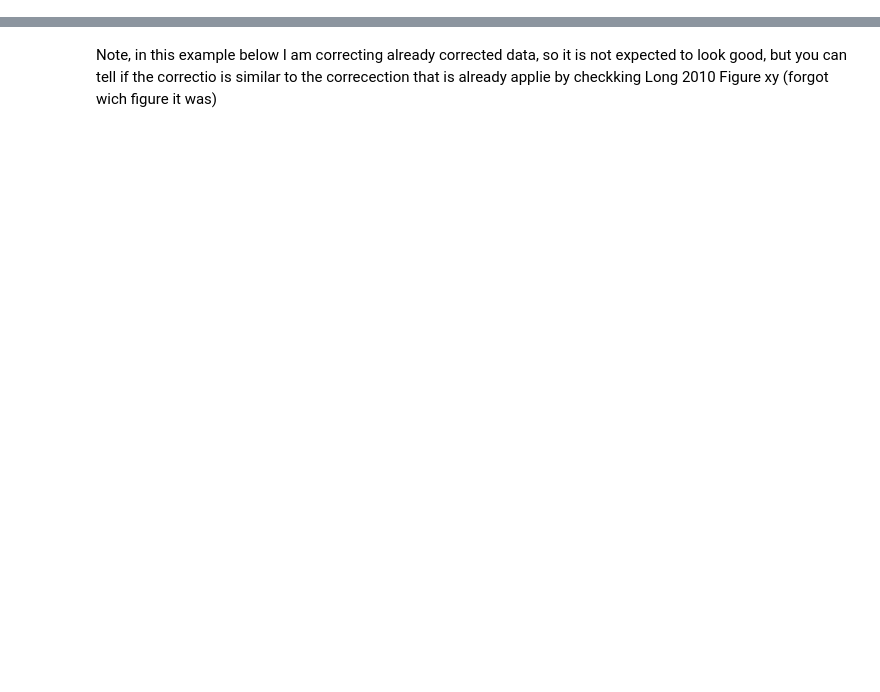
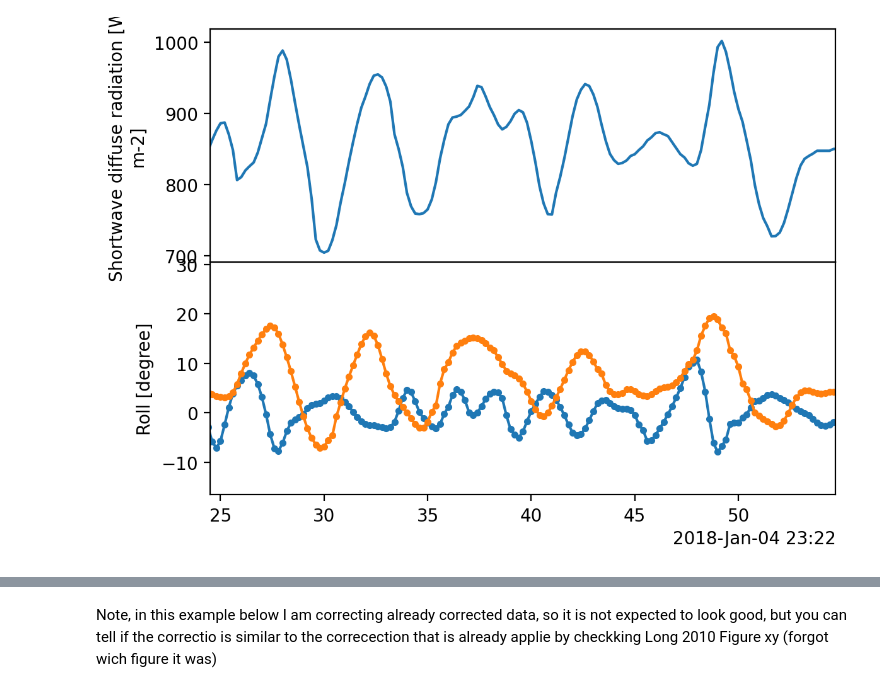
Before and after one commit to hagne/atm-py, a Jupyter notebook: examples/radiation/tilt_correction.ipynb, the cells around one changed output, grey strips where cells are left out. Cells and saved outputs as stored; diff of their text form; code cells hidden in the pictures; blank space fills up the shorter version.

```diff
--- a/examples/radiation/tilt_correction.ipynb
+++ b/examples/radiation/tilt_correction.ipynb
@@ -0,0 +7,4 @@
+# %%
+import atmPy.radiation.retrievals.broadband_shortwave_radiation as atmbsr
+import atmPy.general.measurement_site as atmms
+plt.rcParams['figure.dpi'] = 200
@@ -0,0 +13,18 @@
+# %%
+# read and condition the file
+## read
+fl = ['/Users/htelg/tmp/saildrone-gen4-tpos_2017-sd-1005-20180104T000000-20180104T235959-10hz-v1.1544089890356.nc', '/Users/htelg/tmp/saildrone-gen4-tpos_2017-sd-1005-20180105T000000-20180105T235959-10hz-v1.1544089821364.nc']
+out = []
+for p2f in fl:
+    ds = xr.open_dataset(p2f)
+    ds = ds.isel(trajectory = 0)
+    ds = ds.set_coords("time").swap_dims({"obs": "time"})
+    out.append(ds)
+
+ds = xr.concat(out, 'time')
+# %%
+ds = ds.where(~ds.SW_IRRAD_TOTAL.isnull(),
+         drop = True
+        )
+# %%
+ds = ds.sel(time = slice(pd.to_datetime('2018-01-04 15:00:00'), pd.to_datetime('2018-01-05 03:00:00')), drop = True)
@@ -0,0 +55,18 @@
+# %%
+f,aa = plt.subplots(2,sharex=True, gridspec_kw={'hspace': 0})
+a = aa[0]
+ds.SW_IRRAD_TOTAL.plot(ax = a)
+ds.SW_IRRAD_DIFFUSE.plot(ax = a)
+a = aa[1]
+ds.PITCH.plot(ax = a, marker = '.')
+ds.ROLL.plot(ax = a, marker = '.')
+
+a = aa[0]
+a.set_ylim(np.float64(691.4781854990188), np.float64(1018.8186483905149))
+a.set_xlim(np.float64(17535.973894827766), np.float64(17535.974244202218))
+
+for a in aa:
+    a.set_title('')
+    a.set_xlabel('')
+# %% [output]
+[figure, added]
```
Also changed, not shown: parts of 56 cells of this notebook, 2 other files.
